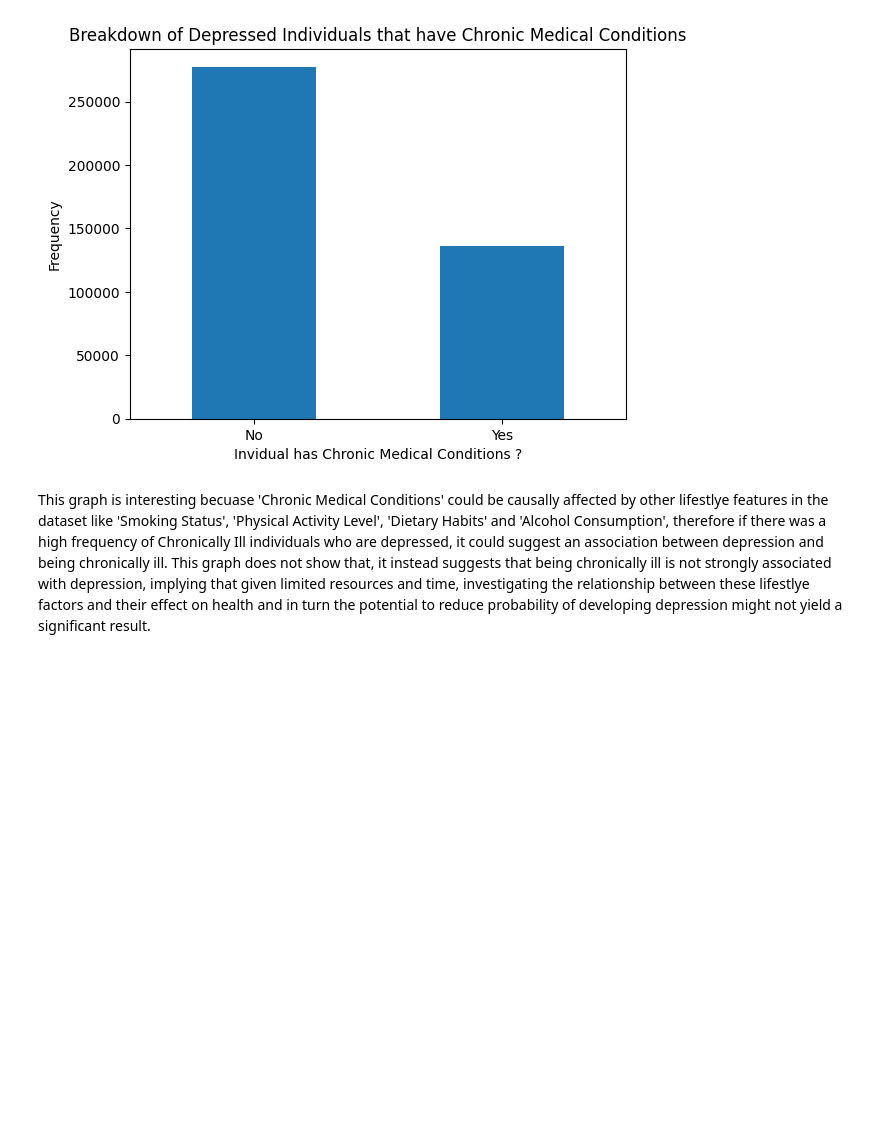
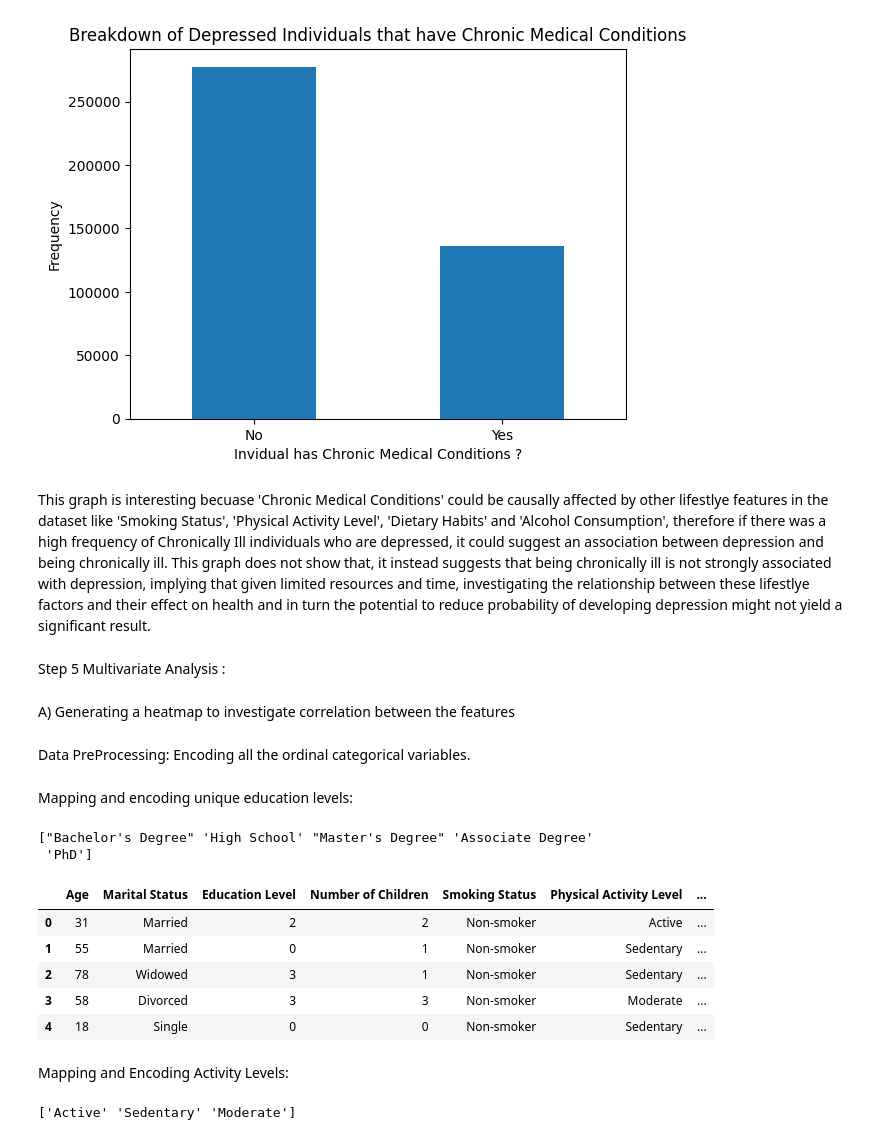
Before and after one commit to dinulawe/causal_factors_associated_with_depression, a Jupyter notebook: tariqNazeem_brendanSandhovel_nethanWeerasinghe.ipynb, the cells around one changed output. Drawn from its saved outputs; the diff is of its cells as text; code cells hidden in the pictures; blank space fills up the shorter version.

Commit message:
ordinal encoding

```diff
--- a/tariqNazeem_brendanSandhovel_nethanWeerasinghe.ipynb
+++ b/tariqNazeem_brendanSandhovel_nethanWeerasinghe.ipynb
@@ -144,3 +144,41 @@ plt.show()
 [figure]
 # %% [markdown]
 This graph is interesting becuase 'Chronic Medical Conditions' could be causally affected by other lifestlye features in the dataset like 'Smoking Status', 'Physical Activity Level', 'Dietary Habits' and 'Alcohol Consumption', therefore if there was a high frequency of Chronically Ill individuals who are depressed, it could suggest an association between depression and being chronically ill. This graph does not show that, it instead suggests that being chronically ill is not strongly associated with depression, implying that given limited resources and time, investigating the relationship between these lifestlye factors and their effect on health and in turn the potential to reduce probability of developing depression might not yield a significant result.
+# %% [markdown]
+Step 5 Multivariate Analysis :
+# %% [markdown]
+A) Generating a heatmap to investigate correlation between the features
+# %% [markdown]
+Data PreProcessing: Encoding all the ordinal categorical variables.
+# %% [markdown]
+Mapping and encoding unique education levels:
+# %%
+eduLevels = data["Education Level"].unique()
+print(eduLevels)
+# %% [output]
+["Bachelor's Degree" 'High School' "Master's Degree" 'Associate Degree'
+ 'PhD']
+# %%
+eduMap = {
+    'High School': 0,
+    'Associate Degree': 1,
+    "Bachelor's Degree": 2,
+    "Master's Degree": 3,
+    'PhD': 4
+}
+data["Education Level"] = data["Education Level"].map(eduMap)
+data.head()
+# %% [output]
+|  | Age | Marital Status | Education Level | Number of Children | Smoking Status | Physical Activity Level | ... |
+| 0 | 31 | Married | 2 | 2 | Non-smoker | Active | ... |
+| 1 | 55 | Married | 0 | 1 | Non-smoker | Sedentary | ... |
+| 2 | 78 | Widowed | 3 | 1 | Non-smoker | Sedentary | ... |
+| 3 | 58 | Divorced | 3 | 3 | Non-smoker | Moderate | ... |
+| 4 | 18 | Single | 0 | 0 | Non-smoker | Sedentary | ... |
+# %% [markdown]
+Mapping and Encoding Activity Levels:
+# %%
+actLevels = data["Physical Activity Level"].unique()
+print(actLevels)
+# %% [output]
+['Active' 'Sedentary' 'Moderate']
```
Also changed, not shown: parts of 4 cells of this notebook.
